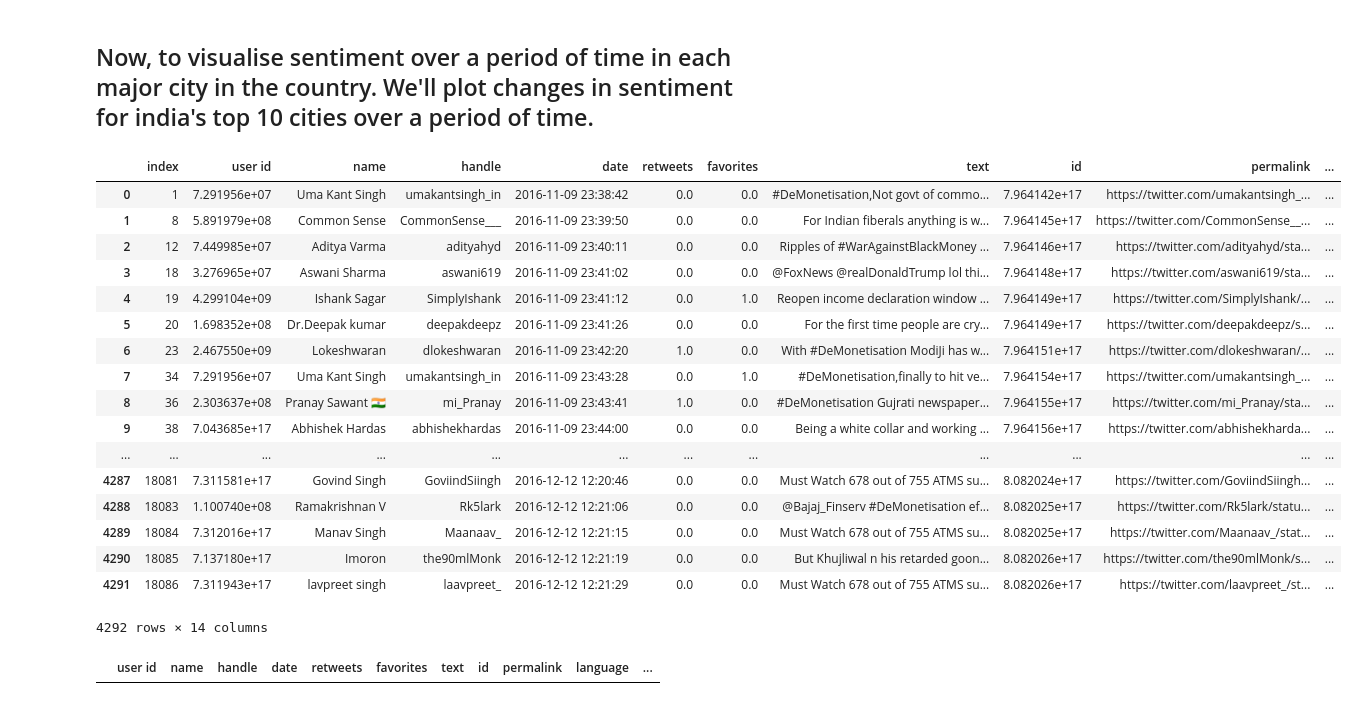
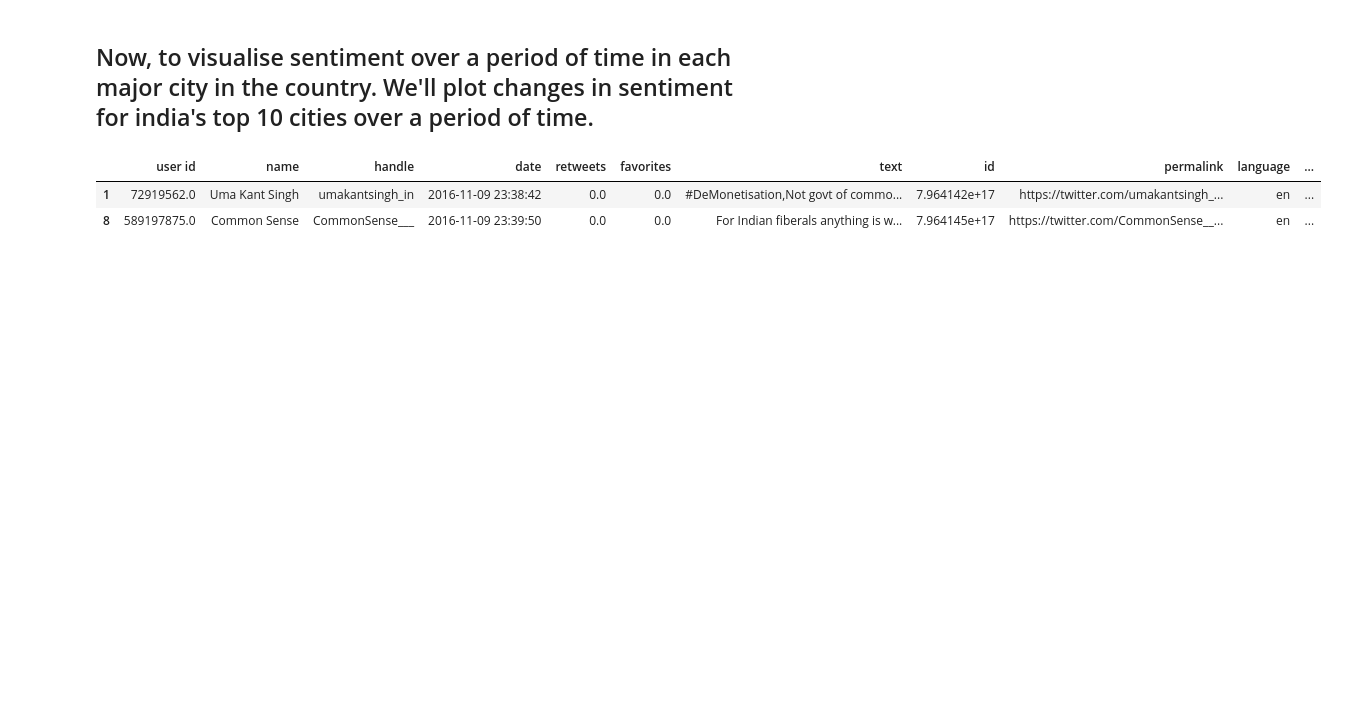
Before and after one commit to Shoshin23/DeMon, a Jupyter notebook: Demonetisation.ipynb, the cells around one changed output. Cells and saved outputs as stored; diff of their text form; code cells hidden in the pictures; blank space fills up the shorter version.

```diff
--- a/Demonetisation.ipynb
+++ b/Demonetisation.ipynb
@@ -149,37 +151,16 @@ plt.show()
 # %%
 # Top cities of india by GDP.
 top_10_cities = ['Mumbai','Delhi','Kolkata','Bengaluru','Hyderabad','Chennai','Ahmedabad','Pune','Surat','Visakhapatnam']
 cities_combination = ["Mumbai","Bombay","Bombay, India","Mumbai, India","mumbai","Bangalore,India","Bengaluru, India",
                       "B'lore","Bengaluru","Bangalore","Bengaluru South, India","Gurgaon, India","Hyderabad, India","Hyderabad","Delhi, India",
                       "New Delhi, India","Delhi","New Delhi","Noida, India","Noida","Chennai, India",
                       "Chennai","Madras, India","Madras","Kolkata, India","Kolkata",
                       "Ahmedabad, India","Ahmedabad","Pune, India","Pune",
                       "Surat, India","Surat","Visakhapatnam, India","Visakhapatnam"]
 
 top_10_df = df[df['location'].isin(cities_combination)]
+top_10_df.head(2)
 # %% [output]
-|  | index | user id | name | handle | date | retweets | favorites | text | id | permalink | ... |
-| 0 | 1 | 7.291956e+07 | Uma Kant Singh | umakantsingh_in | 2016-11-09 23:38:42 | 0.0 | 0.0 | #DeMonetisation,Not govt of commo... | 7.964142e+17 | https://twitter.com/umakantsingh_... | ... |
-| 1 | 8 | 5.891979e+08 | Common Sense | CommonSense___ | 2016-11-09 23:39:50 | 0.0 | 0.0 | For Indian fiberals anything is w... | 7.964145e+17 | https://twitter.com/CommonSense__... | ... |
-| 2 | 12 | 7.449985e+07 | Aditya Varma | adityahyd | 2016-11-09 23:40:11 | 0.0 | 0.0 | Ripples of #WarAgainstBlackMoney ... | 7.964146e+17 | https://twitter.com/adityahyd/sta... | ... |
-| 3 | 18 | 3.276965e+07 | Aswani Sharma | aswani619 | 2016-11-09 23:41:02 | 0.0 | 0.0 | @FoxNews @realDonaldTrump lol thi... | 7.964148e+17 | https://twitter.com/aswani619/sta... | ... |
-| 4 | 19 | 4.299104e+09 | Ishank Sagar | SimplyIshank | 2016-11-09 23:41:12 | 0.0 | 1.0 | Reopen income declaration window ... | 7.964149e+17 | https://twitter.com/SimplyIshank/... | ... |
-| 5 | 20 | 1.698352e+08 | Dr.Deepak kumar | deepakdeepz | 2016-11-09 23:41:26 | 0.0 | 0.0 | For the first time people are cry... | 7.964149e+17 | https://twitter.com/deepakdeepz/s... | ... |
-| 6 | 23 | 2.467550e+09 | Lokeshwaran | dlokeshwaran | 2016-11-09 23:42:20 | 1.0 | 0.0 | With #DeMonetisation ModiJi has w... | 7.964151e+17 | https://twitter.com/dlokeshwaran/... | ... |
-| 7 | 34 | 7.291956e+07 | Uma Kant Singh | umakantsingh_in | 2016-11-09 23:43:28 | 0.0 | 1.0 | #DeMonetisation,finally to hit ve... | 7.964154e+17 | https://twitter.com/umakantsingh_... | ... |
-| 8 | 36 | 2.303637e+08 | Pranay Sawant 🇮🇳 | mi_Pranay | 2016-11-09 23:43:41 | 1.0 | 0.0 | #DeMonetisation Gujrati newspaper... | 7.964155e+17 | https://twitter.com/mi_Pranay/sta... | ... |
-| 9 | 38 | 7.043685e+17 | Abhishek Hardas | abhishekhardas | 2016-11-09 23:44:00 | 0.0 | 0.0 | Being a white collar and working ... | 7.964156e+17 | https://twitter.com/abhishekharda... | ... |
-| ... | ... | ... | ... | ... | ... | ... | ... | ... | ... | ... | ... |
-| 4287 | 18081 | 7.311581e+17 | Govind Singh | GoviindSiingh | 2016-12-12 12:20:46 | 0.0 | 0.0 | Must Watch 678 out of 755 ATMS su... | 8.082024e+17 | https://twitter.com/GoviindSiingh... | ... |
-| 4288 | 18083 | 1.100740e+08 | Ramakrishnan V | Rk5lark | 2016-12-12 12:21:06 | 0.0 | 0.0 | @Bajaj_Finserv #DeMonetisation ef... | 8.082025e+17 | https://twitter.com/Rk5lark/statu... | ... |
-| 4289 | 18084 | 7.312016e+17 | Manav Singh | Maanaav_ | 2016-12-12 12:21:15 | 0.0 | 0.0 | Must Watch 678 out of 755 ATMS su... | 8.082025e+17 | https://twitter.com/Maanaav_/stat... | ... |
-| 4290 | 18085 | 7.137180e+17 | Imoron | the90mlMonk | 2016-12-12 12:21:19 | 0.0 | 0.0 | But Khujliwal n his retarded goon... | 8.082026e+17 | https://twitter.com/the90mlMonk/s... | ... |
-| 4291 | 18086 | 7.311943e+17 | lavpreet singh | laavpreet_ | 2016-12-12 12:21:29 | 0.0 | 0.0 | Must Watch 678 out of 755 ATMS su... | 8.082026e+17 | https://twitter.com/laavpreet_/st... | ... |
+|  | user id | name | handle | date | retweets | favorites | text | id | permalink | language | ... |
+| 1 | 72919562.0 | Uma Kant Singh | umakantsingh_in | 2016-11-09 23:38:42 | 0.0 | 0.0 | #DeMonetisation,Not govt of commo... | 7.964142e+17 | https://twitter.com/umakantsingh_... | en | ... |
+| 8 | 589197875.0 | Common Sense | CommonSense___ | 2016-11-09 23:39:50 | 0.0 | 0.0 | For Indian fiberals anything is w... | 7.964145e+17 | https://twitter.com/CommonSense__... | en | ... |
-4292 rows × 14 columns
-# %%
-for index, row in top_10_df.iterrows():
-    if(row['location'] in "Mumbai|Bombay|Bombay, India|Mumbai, India|mumbai"):
-        top_10_df.set_value(index,'location',"Mumbai, India")
-top_10_df[top_10_df['location'] == "Bombay"]
-# %% [output]
-|  | user id | name | handle | date | retweets | favorites | text | id | permalink | language | ... |
```
Also changed, not shown: parts of 2 cells of this notebook.
